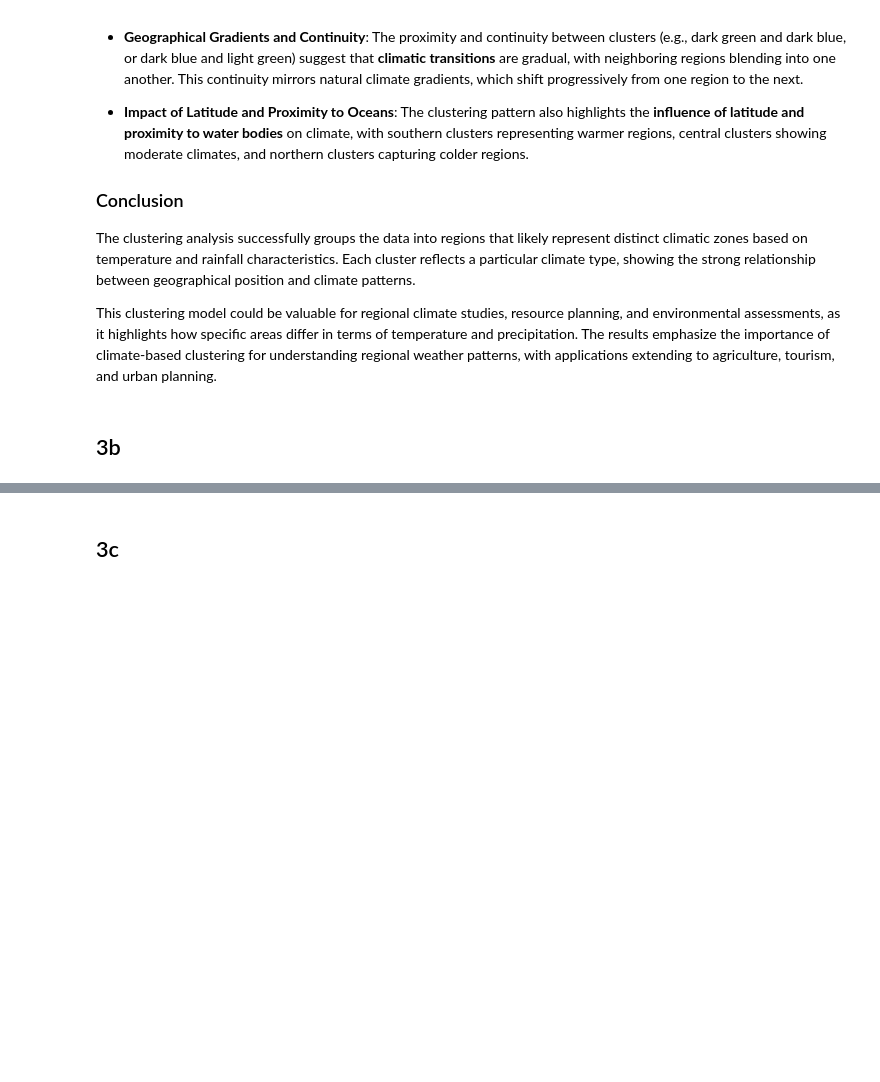
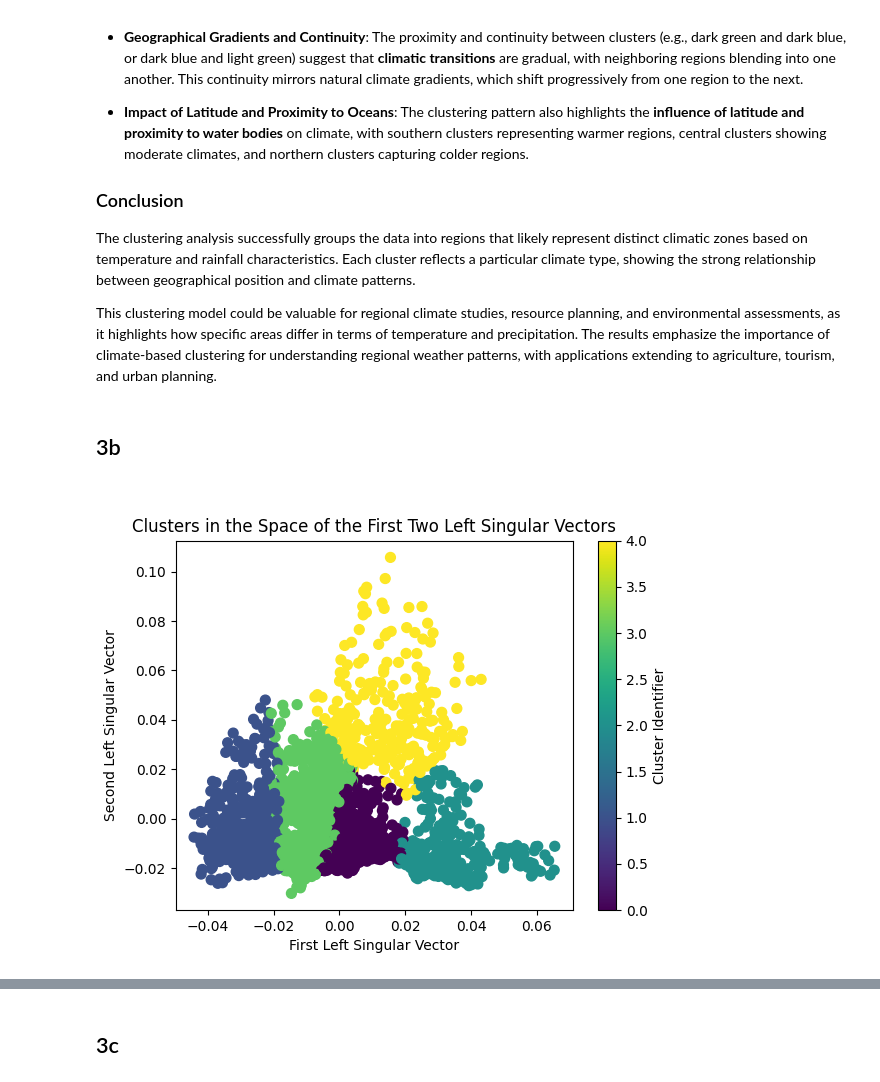
Before and after one commit to eelisee/IE-675b-Machine-Learning, a Jupyter notebook: a03-svd/a03-svd.ipynb, the cells around one changed output, grey strips where cells are left out. Saved outputs shown, nothing was run; the diff lists cells and outputs as text; code cells hidden in the pictures; blank space fills up the shorter version.

```diff
--- a/a03-svd/a03-svd.ipynb
+++ b/a03-svd/a03-svd.ipynb
@@ -1078,4 +1078,14 @@ This clustering model could be valuable for regional climate studies, resource p
 # %% [markdown]
 ## 3b
 # %%
-# YOUR PART HERE
+# Perform k-means clustering on the first two left singular vectors
+nextplot()
+#plt.figure(figsize=(10, 6))
+plt.scatter(U[:, 0], U[:, 1], c=X_clusters, cmap='viridis', s=50)
+plt.xlabel('First Left Singular Vector')
+plt.ylabel('Second Left Singular Vector')
+plt.title('Clusters in the Space of the First Two Left Singular Vectors')
+plt.colorbar(label='Cluster Identifier')
+plt.show()
+# %% [output]
+[figure, added]
```
Also changed, not shown: parts of 6 cells of this notebook, 3 other files.
